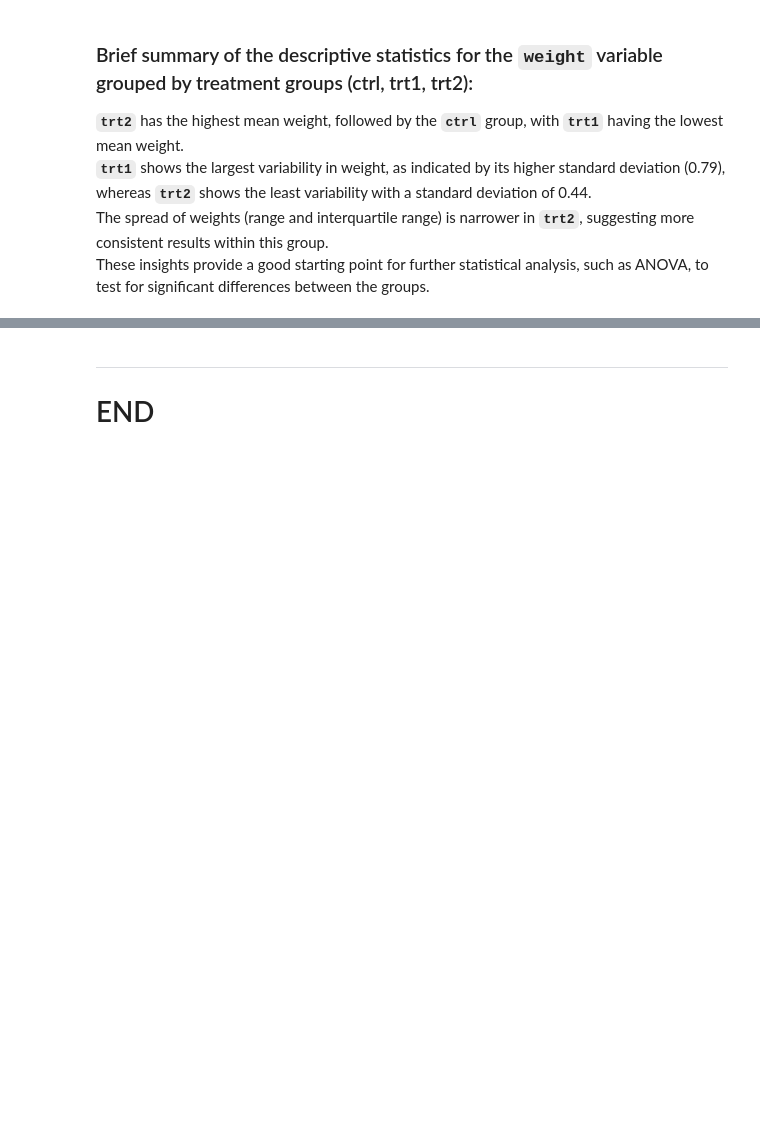
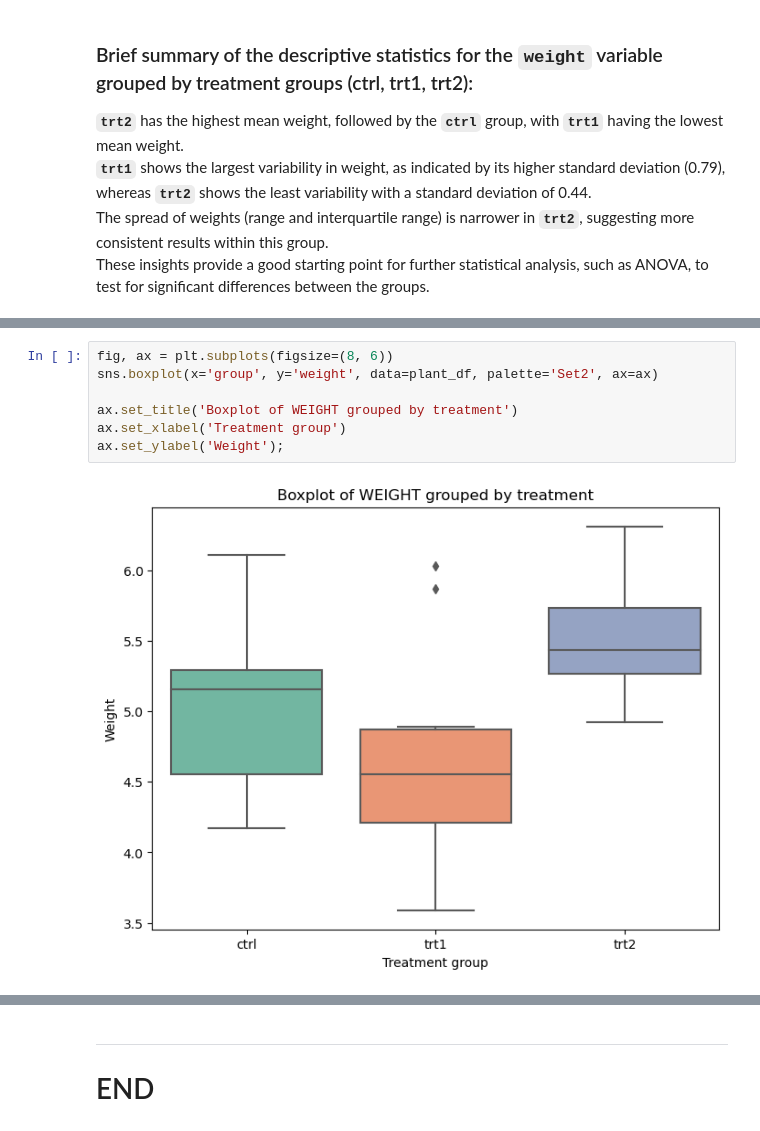
Before and after one commit to YuliiaKharchenko/applied_statistics, a Jupyter notebook: project.ipynb, the cells around one changed output, grey strips where cells are left out. Drawn from its saved outputs; the diff is of its cells as text; blank space fills up the shorter version.

Commit message:
Project:visualizing data

```diff
--- a/project.ipynb
+++ b/project.ipynb
@@ -96,0 +103,9 @@ These insights provide a good starting point for further statistical analysis, s
+# %%
+fig, ax = plt.subplots(figsize=(8, 6))
+sns.boxplot(x='group', y='weight', data=plant_df, palette='Set2', ax=ax)
+
+ax.set_title('Boxplot of WEIGHT grouped by treatment')
+ax.set_xlabel('Treatment group')
+ax.set_ylabel('Weight');
+# %% [output]
+[figure, added]
```
Also changed, not shown: parts of 3 cells of this notebook.
